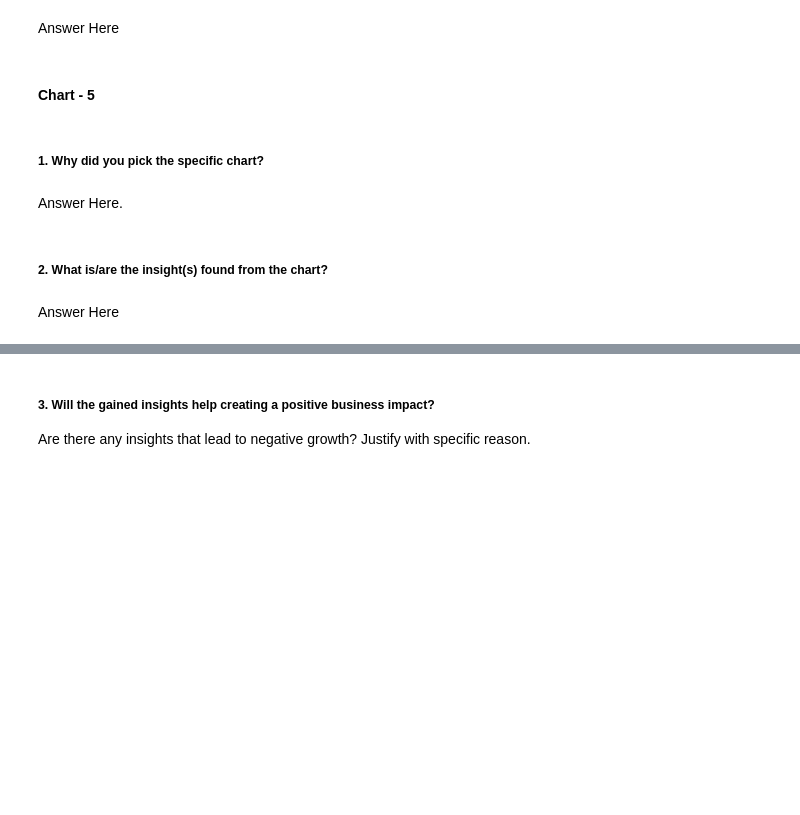
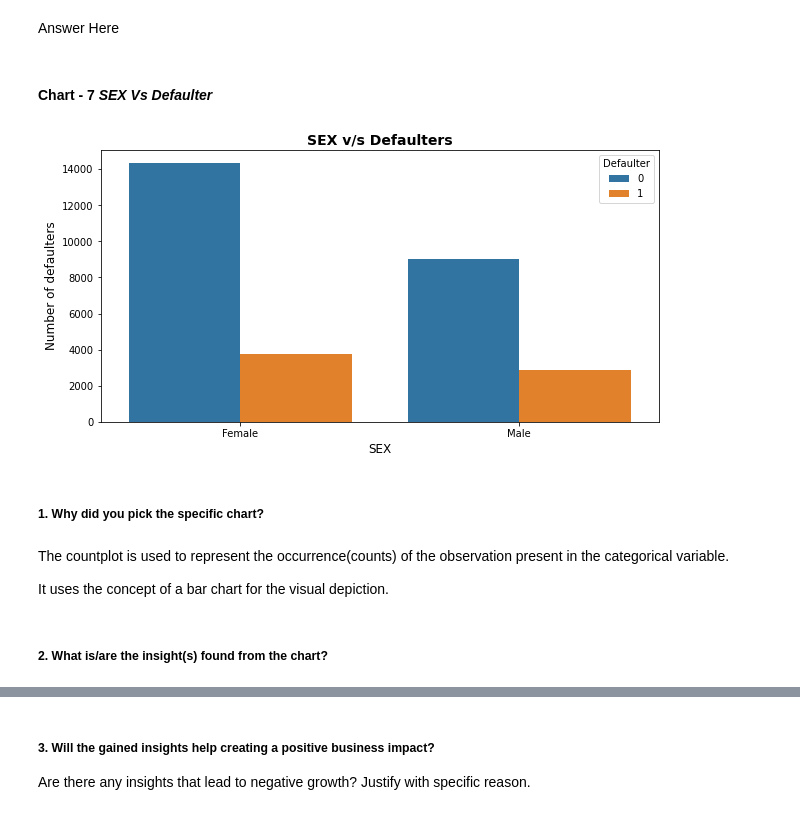
Before and after one commit to Kaushaljha488/Credit-Card-Default-Prediction, a Jupyter notebook: Kaushal_Credit_Card_Default_Prediction_.ipynb, the cells around one changed output, grey strips where cells are left out. Cells and saved outputs as stored; diff of their text form; code cells hidden in the pictures; blank space fills up the shorter version.

```diff
--- a/Kaushal_Credit_Card_Default_Prediction_.ipynb
+++ b/Kaushal_Credit_Card_Default_Prediction_.ipynb
@@ -508,5 +574,3 @@ Answer Here
 Are there any insights that lead to negative growth? Justify with specific reason.
 # %% [markdown]
 Answer Here
-# %% [markdown]
-#### Chart - 5
@@ -515,8 +577,23 @@ Answer Here
+# %%
+#Adding Defulter column in cat_df for better understanding
+cat_df['Defaulter']=df1['default payment next month']
+# %% [markdown]
+#### Chart - 7  ***SEX Vs Defaulter***
+# %%
+# Chart - 7 visualization code
+plt.figure(figsize = (10,5))
+sns.countplot(x = 'SEX',hue = 'Defaulter',data = cat_df)
+plt.title('SEX v/s Defaulters', fontsize = 14, fontweight = 'bold')
+plt.xlabel('SEX',fontsize = 12)
+plt.ylabel('Number of defaulters',fontsize = 12)
+plt.show()
+# %% [output]
+[figure, added]
 # %% [markdown]
 ##### 1. Why did you pick the specific chart?
-# %% [markdown]
-Answer Here.
+# %% [markdown]
+The countplot is used to represent the occurrence(counts) of the observation present in the categorical variable.
+
+It uses the concept of a bar chart for the visual depiction.
 # %% [markdown]
 ##### 2. What is/are the insight(s) found from the chart?
-# %% [markdown]
-Answer Here
```
Also changed, not shown: parts of 57 cells of this notebook.
